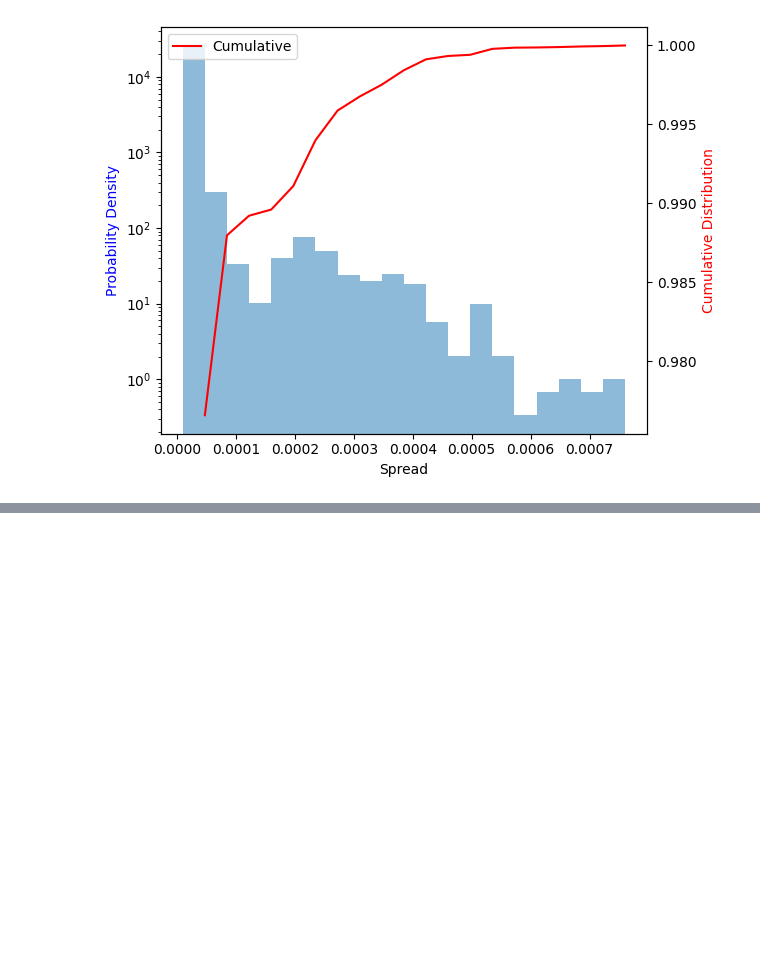
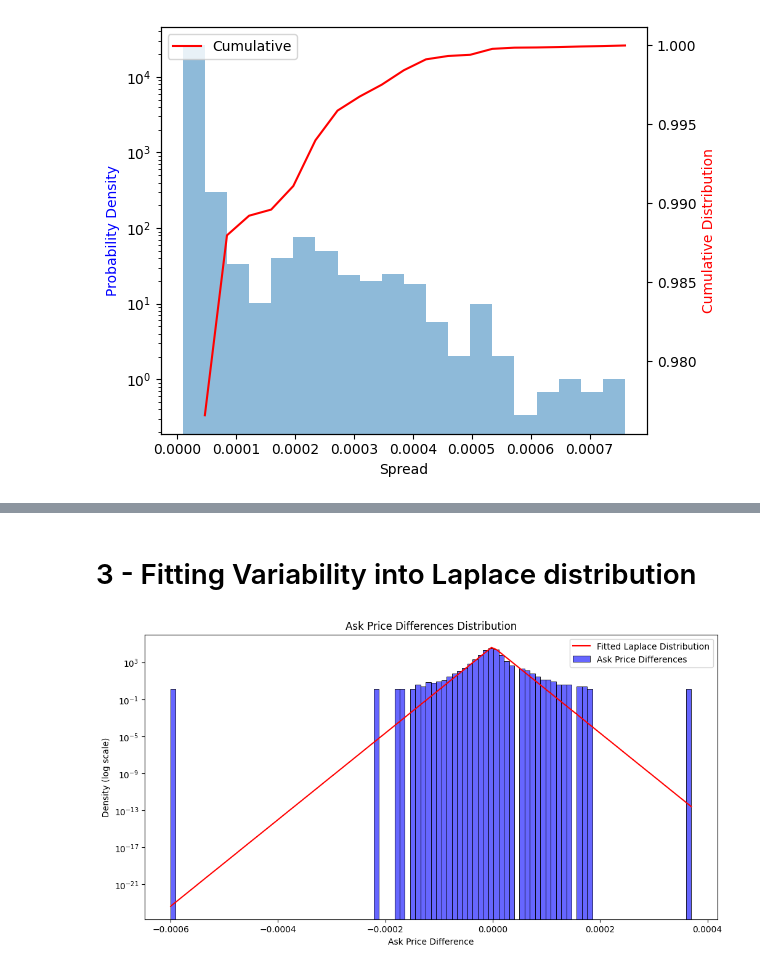
Before and after one commit to karos2504/Monte-Carlo-Backtesting-for-Profitable-Trading, a Jupyter notebook: Apply Randomness to Trading Data/synthetic_data_enhancement.ipynb, the cells around one changed output, grey strips where cells are left out. Drawn from its saved outputs; the diff is of its cells as text; code cells hidden in the pictures; blank space fills up the shorter version.

```diff
--- a/Apply Randomness to Trading Data/synthetic_data_enhancement.ipynb
+++ b/Apply Randomness to Trading Data/synthetic_data_enhancement.ipynb
@@ -163,0 +231,20 @@ plt.show()
+# %% [markdown]
+# 3 - Fitting Variability into Laplace distribution
+# %%
+# Plot the histogram of Ask_Diff
+plt.figure(figsize=(12,6))
+sns.histplot(df['Ask_Diff'], bins=100, stat='density', label='Ask Price Differences', color='blue', alpha=0.6)
+plt.yscale('log')
+plt.title('Ask Price Differences Distribution')
+plt.xlabel('Ask Price Difference')
+plt.ylabel('Density (log scale)')
+
+# Fit Laplace distribution to the Ask_Diff data
+loc, scale = laplace.fit(df['Ask_Diff'])
+x = np.linspace(df['Ask_Diff'].min(), df['Ask_Diff'].max(), 100)
+pdf_fitted = laplace.pdf(x, loc, scale)
+plt.plot(x, pdf_fitted, 'r-', label='Fitted Laplace Distribution')
+plt.legend()
+plt.show()
+# %% [output]
+[figure, added]
```
Also changed, not shown: parts of 27 cells of this notebook, 4 other files.
